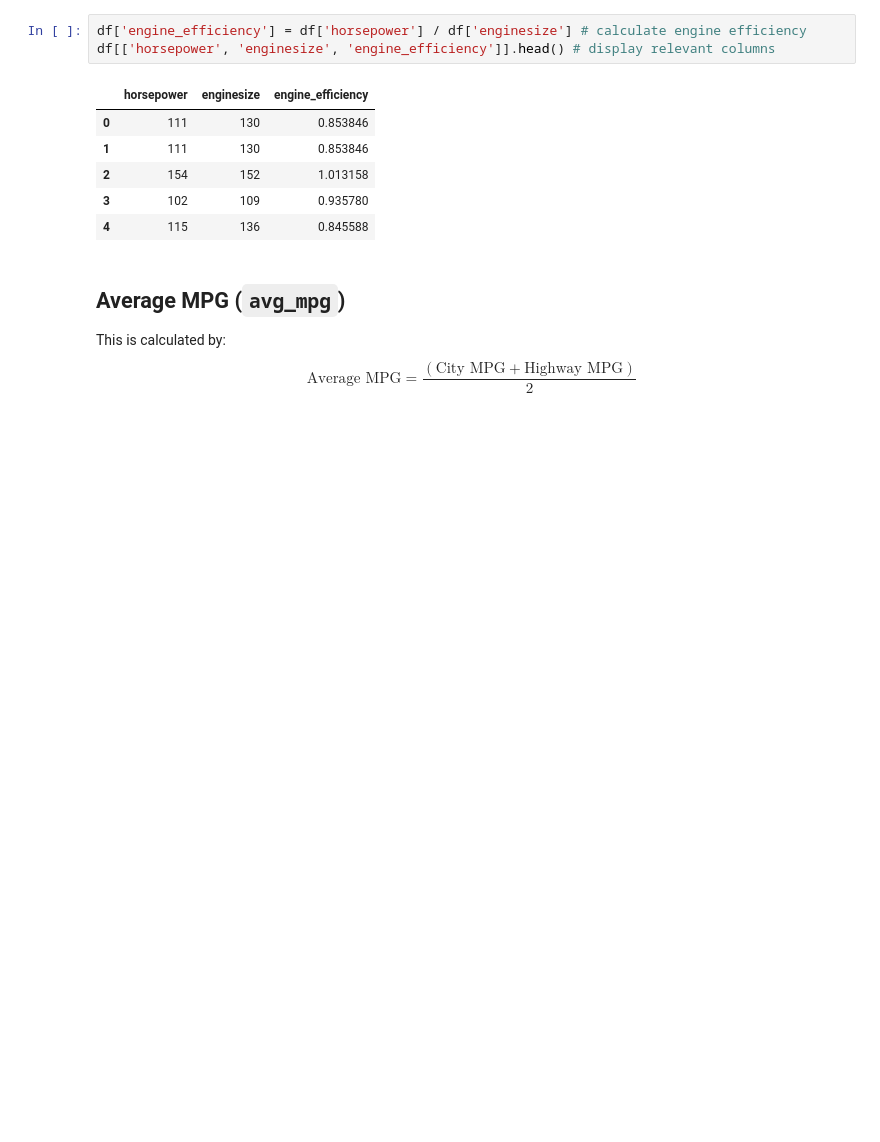
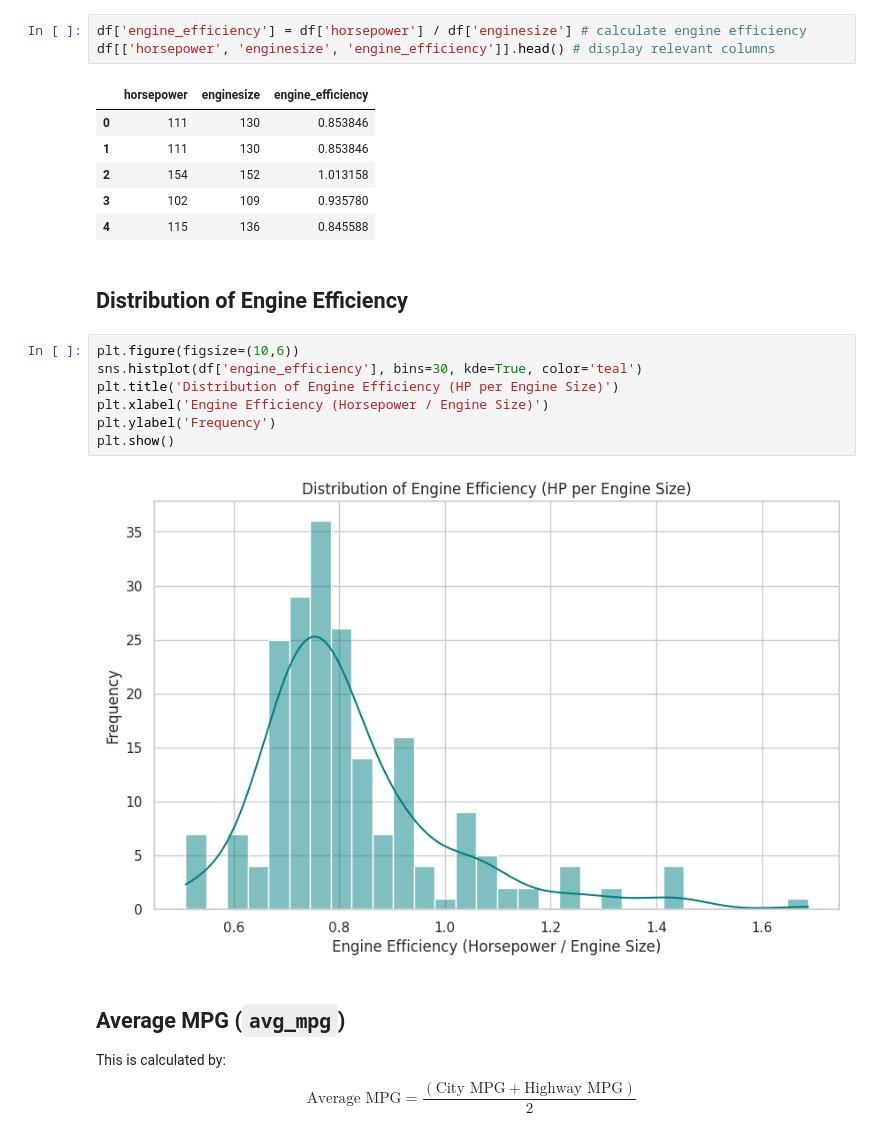
Before and after one commit to CoMa95/Car-Price-Analytics, a Jupyter notebook: notebooks/04_feature_engineering.ipynb, the cells around one changed output. Cells and saved outputs as stored; diff of their text form; blank space fills up the shorter version.

```diff
--- a/notebooks/04_feature_engineering.ipynb
+++ b/notebooks/04_feature_engineering.ipynb
@@ -171,6 +195,17 @@ df[['horsepower', 'enginesize', 'engine_efficiency']].head() # display relevant
 | 2 | 154 | 152 | 1.013158 |
 | 3 | 102 | 109 | 0.935780 |
 | 4 | 115 | 136 | 0.845588 |
+# %% [markdown]
+## Distribution of Engine Efficiency
+# %%
+plt.figure(figsize=(10,6))
+sns.histplot(df['engine_efficiency'], bins=30, kde=True, color='teal')
+plt.title('Distribution of Engine Efficiency (HP per Engine Size)')
+plt.xlabel('Engine Efficiency (Horsepower / Engine Size)')
+plt.ylabel('Frequency')
+plt.show()
+# %% [output]
+[figure, added]
 # %% [markdown]
 ## Average MPG (`avg_mpg`)
 
```
Also changed, not shown: parts of 16 cells of this notebook, 1 other file.
